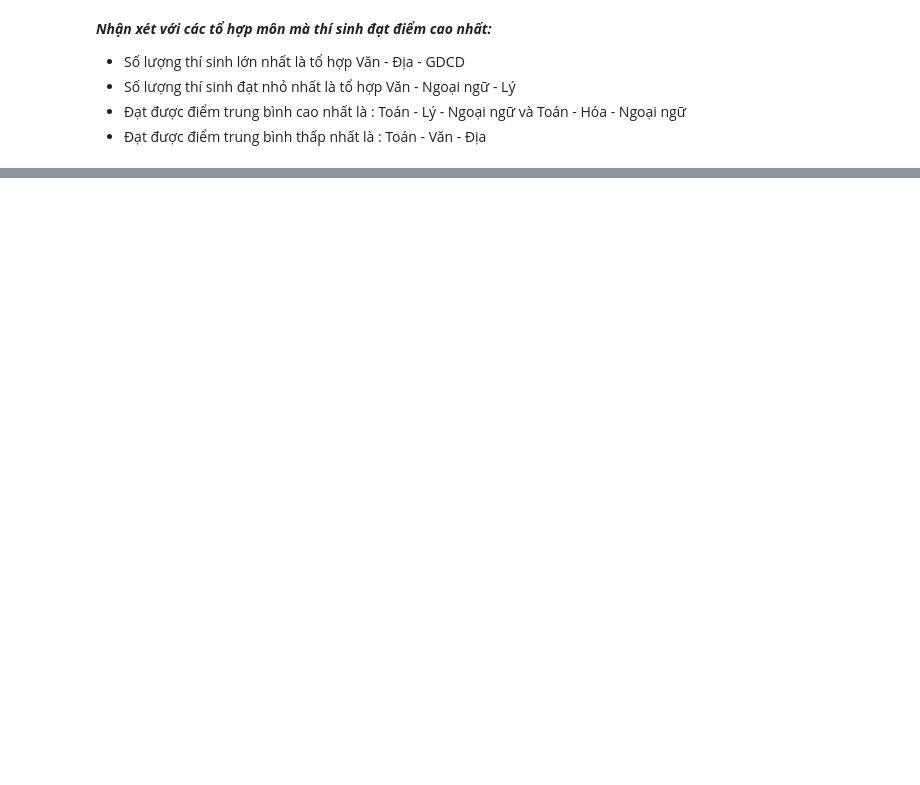
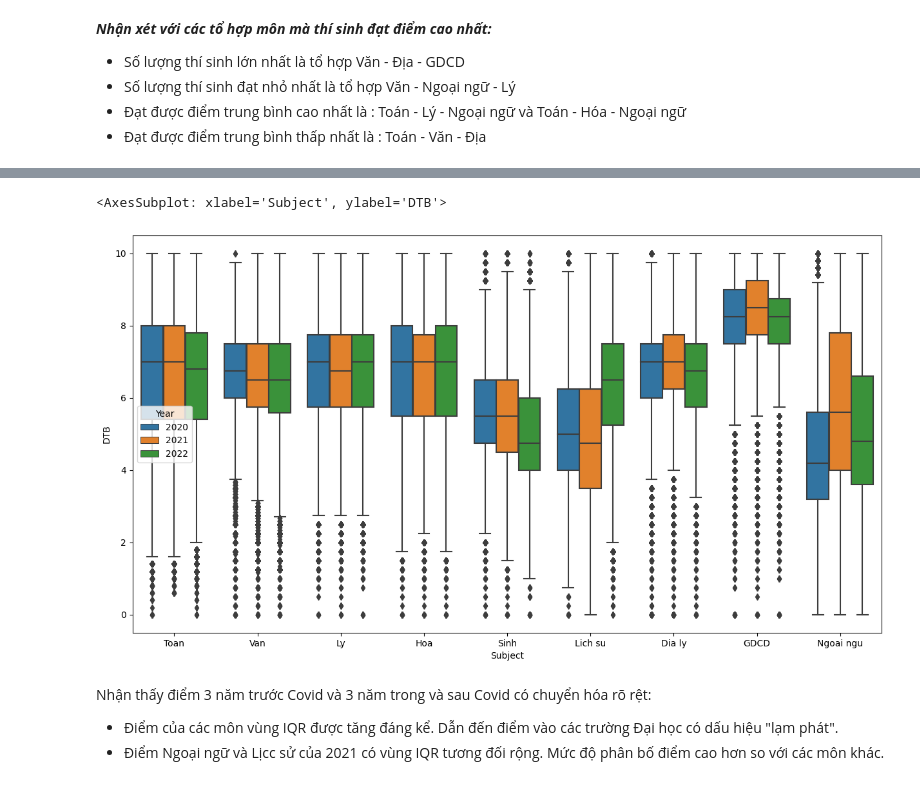
Before and after one commit to VienHaiYen/-DiemThi-2019-2022-THPTQG, a Jupyter notebook: main.ipynb, the cells around one changed output, grey strips where cells are left out. Drawn from its saved outputs; the diff is of its cells as text; code cells hidden in the pictures; blank space fills up the shorter version.

```diff
--- a/main.ipynb
+++ b/main.ipynb
@@ -702 +707,12 @@ Text(0.5, 1.0, 'Điểm trung bình các môn học năm 2019, năm 2020')
+# %%
+plt.figure(figsize = (15,8))
+
+sns.boxplot(data=df_after_covid, x="Subject", y="DTB", hue="Year")
+# %% [output]
+<AxesSubplot: xlabel='Subject', ylabel='DTB'>
+[figure, added]
+# %% [markdown]
+Nhận thấy điểm 3 năm trước Covid và 3 năm trong và sau Covid có chuyển hóa rõ rệt:
+- Điểm của các môn vùng IQR được tăng đáng kể. Dẫn đến điểm vào các trường Đại học có dấu hiệu "lạm phát".
+- Điểm Ngoại ngữ và Lịcc sử của 2021 có vùng IQR tương đối rộng. Mức độ phân bố điểm cao hơn so với các môn khác.
 # %% [markdown]
```
Also changed, not shown: parts of 45 cells of this notebook, 1 other file.
